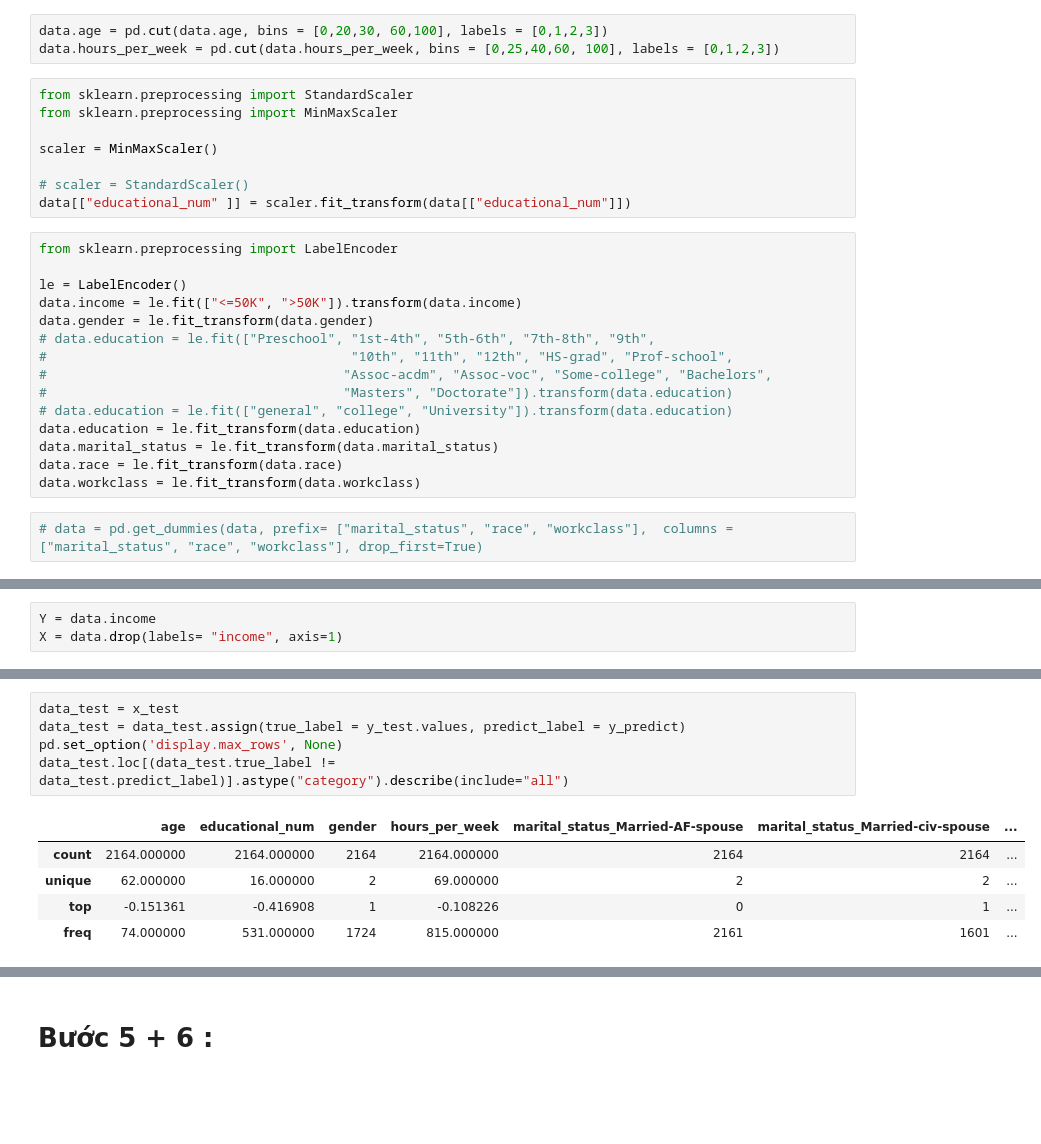
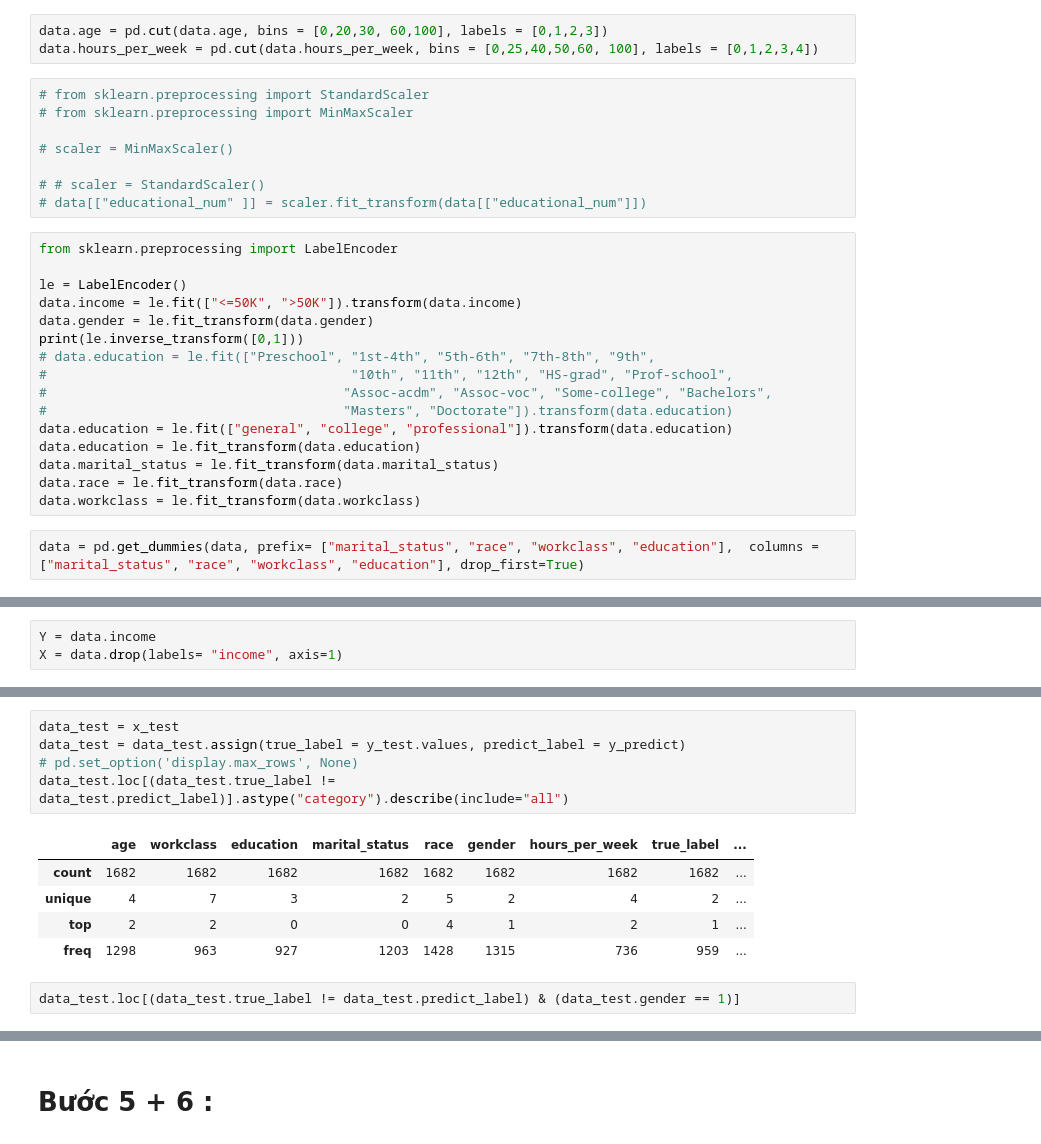
Before and after one commit to huongd17at089/income_prediction, a Jupyter notebook: income_prediction.ipynb, the cells around one changed output, grey strips where cells are left out. Drawn from its saved outputs; the diff is of its cells as text; blank space fills up the shorter version.

```diff
--- a/income_prediction.ipynb
+++ b/income_prediction.ipynb
@@ -548,31 +545,32 @@ data.head()
 # %%
 data.age = pd.cut(data.age, bins = [0,20,30, 60,100], labels = [0,1,2,3])
-data.hours_per_week = pd.cut(data.hours_per_week, bins = [0,25,40,60, 100], labels = [0,1,2,3])
+data.hours_per_week = pd.cut(data.hours_per_week, bins = [0,25,40,50,60, 100], labels = [0,1,2,3,4])
 # %%
-from sklearn.preprocessing import StandardScaler
-from sklearn.preprocessing import MinMaxScaler
+# from sklearn.preprocessing import StandardScaler
+# from sklearn.preprocessing import MinMaxScaler
 
-scaler = MinMaxScaler()
+# scaler = MinMaxScaler()
 
-# scaler = StandardScaler()
-data[["educational_num" ]] = scaler.fit_transform(data[["educational_num"]])
+# # scaler = StandardScaler()
+# data[["educational_num" ]] = scaler.fit_transform(data[["educational_num"]])
 # %%
 from sklearn.preprocessing import LabelEncoder
 
 le = LabelEncoder()
 data.income = le.fit(["<=50K", ">50K"]).transform(data.income)
 data.gender = le.fit_transform(data.gender)
+print(le.inverse_transform([0,1]))
 # data.education = le.fit(["Preschool", "1st-4th", "5th-6th", "7th-8th", "9th",
 #                                       "10th", "11th", "12th", "HS-grad", "Prof-school",
 #                                      "Assoc-acdm", "Assoc-voc", "Some-college", "Bachelors",
 #                                      "Masters", "Doctorate"]).transform(data.education)
-# data.education = le.fit(["general", "college", "University"]).transform(data.education)
+data.education = le.fit(["general", "college", "professional"]).transform(data.education)
 data.education = le.fit_transform(data.education)
 data.marital_status = le.fit_transform(data.marital_status)
 data.race = le.fit_transform(data.race)
 data.workclass = le.fit_transform(data.workclass)
 # %%
-# data = pd.get_dummies(data, prefix= ["marital_status", "race", "workclass"],  columns = ["marital_status", "race", "workclass"], drop_first=True)
+data = pd.get_dummies(data, prefix= ["marital_status", "race", "workclass", "education"],  columns = ["marital_status", "race", "workclass", "education"], drop_first=True)
 # %%
 data.astype("int64")
 # %%
@@ -609,13 +609,15 @@ plt.xticks(rotation = 45);
 # %%
 data_test = x_test
 data_test = data_test.assign(true_label = y_test.values, predict_label = y_predict)
-pd.set_option('display.max_rows', None)
+# pd.set_option('display.max_rows', None)
 data_test.loc[(data_test.true_label != data_test.predict_label)].astype("category").describe(include="all")
 # %% [output]
-|  | age | educational_num | gender | hours_per_week | marital_status_Married-AF-spouse | marital_status_Married-civ-spouse | ... |
-| count | 2164.000000 | 2164.000000 | 2164 | 2164.000000 | 2164 | 2164 | ... |
-| unique | 62.000000 | 16.000000 | 2 | 69.000000 | 2 | 2 | ... |
-| top | -0.151361 | -0.416908 | 1 | -0.108226 | 0 | 1 | ... |
-| freq | 74.000000 | 531.000000 | 1724 | 815.000000 | 2161 | 1601 | ... |
+|  | age | workclass | education | marital_status | race | gender | hours_per_week | true_label | ... |
+| count | 1682 | 1682 | 1682 | 1682 | 1682 | 1682 | 1682 | 1682 | ... |
+| unique | 4 | 7 | 3 | 2 | 5 | 2 | 4 | 2 | ... |
+| top | 2 | 2 | 0 | 0 | 4 | 1 | 2 | 1 | ... |
+| freq | 1298 | 963 | 927 | 1203 | 1428 | 1315 | 736 | 959 | ... |
+# %%
+data_test.loc[(data_test.true_label != data_test.predict_label) & (data_test.gender == 1)]
 # %%
 from sklearn.svm import SVC
```
Also changed, not shown: parts of 17 cells of this notebook.
